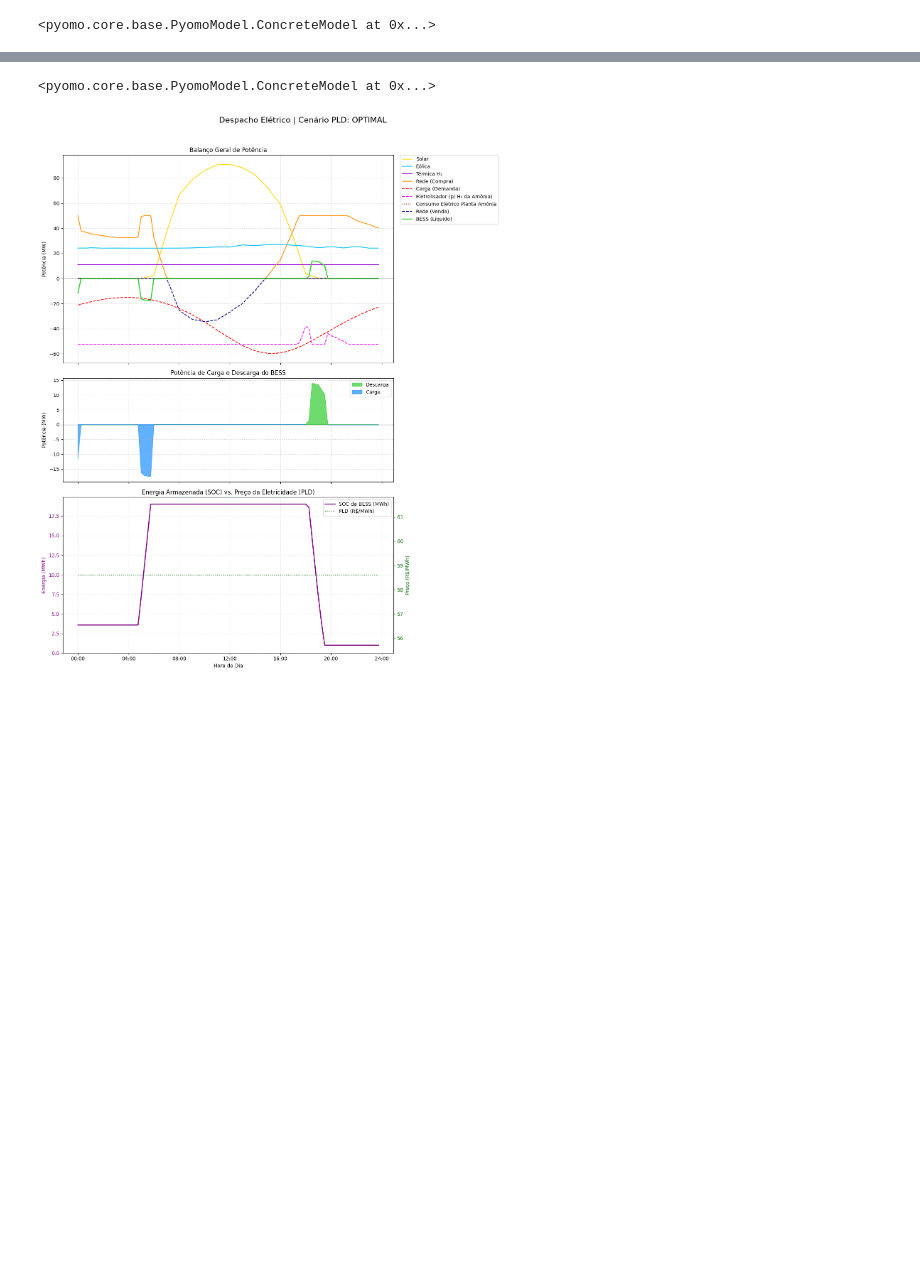
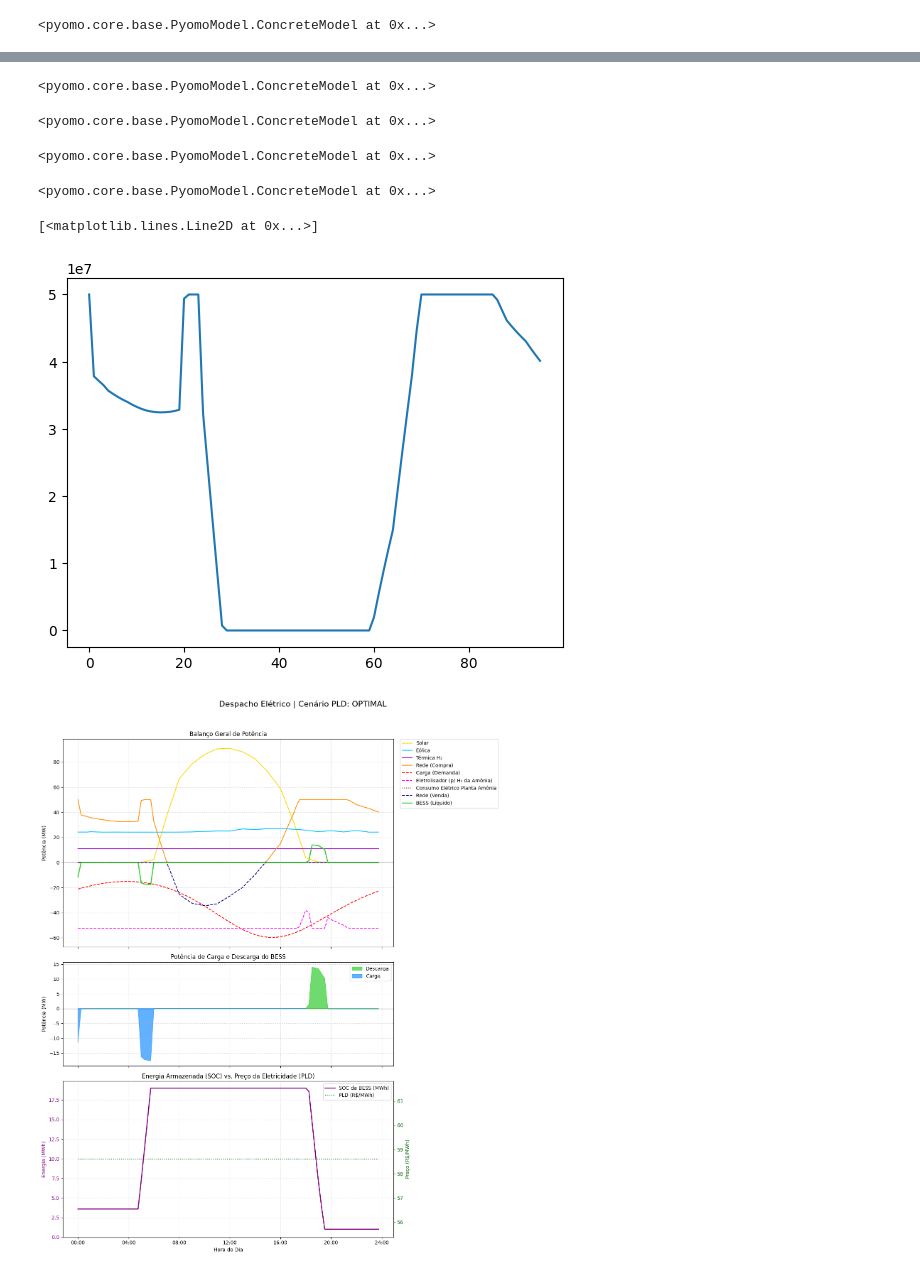
Before and after one commit to grei-ufc/e-h2v-trader, a Jupyter notebook: notebooks/h2v_opt_model_v4.ipynb, the cells around one changed output, grey strips where cells are left out. Cells and saved outputs as stored; diff of their text form; code cells hidden in the pictures; blank space fills up the shorter version.

```diff
--- a/notebooks/h2v_opt_model_v4.ipynb
+++ b/notebooks/h2v_opt_model_v4.ipynb
@@ -406,8 +416,27 @@ CPLEX> Solution written to file '/tmp/tmpdnzz_hye.cplex.sol'.
 CPLEX> Valor Objetivo Ótimo (Lucro Esperado Total): R$ 632,274.40
+# %%
+ef_model
+# %% [output]
+<pyomo.core.base.PyomoModel.ConcreteModel at 0x...>
+# %%
+getattr(ef_model, 'bad')
+# %% [output]
+<pyomo.core.base.PyomoModel.ConcreteModel at 0x...>
+# %%
+getattr(ef_model, 'good')
+# %% [output]
+<pyomo.core.base.PyomoModel.ConcreteModel at 0x...>
 # %%
 getattr(ef_model, 'optimal')
 # %% [output]
 <pyomo.core.base.PyomoModel.ConcreteModel at 0x...>
+# %%
+optimal_model = getattr(ef_model, 'optimal')
+# %%
+plt.plot(np.array([i.value for i in optimal_model.GRID_BUY_POWER.values()]))
+# %% [output]
+[<matplotlib.lines.Line2D at 0x...>]
+[figure, added]
 # %%
 for s_name in all_scenario_names:
     s_block = getattr(ef_model, s_name)
```
Also changed, not shown: parts of 5 cells of this notebook, 1 other file.
